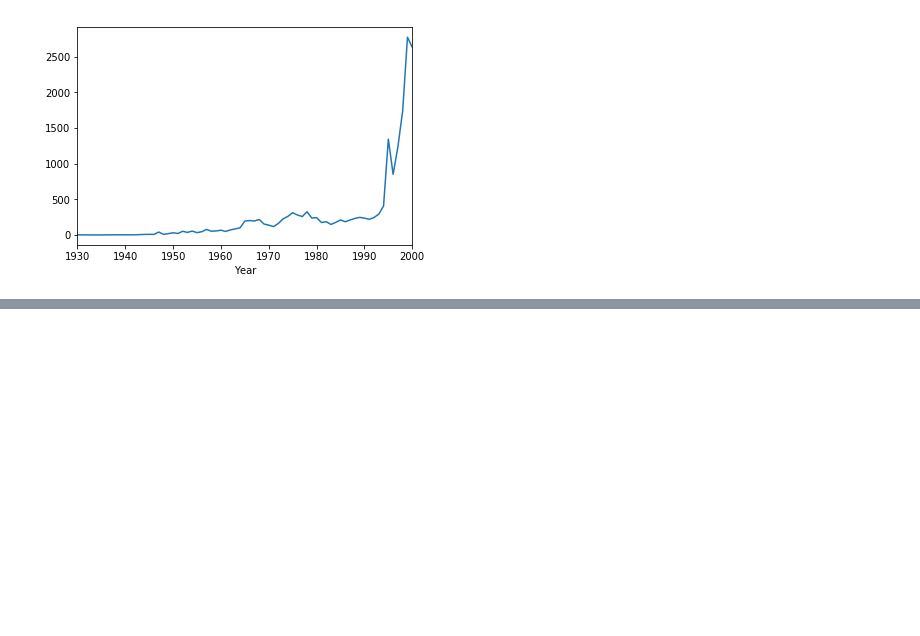
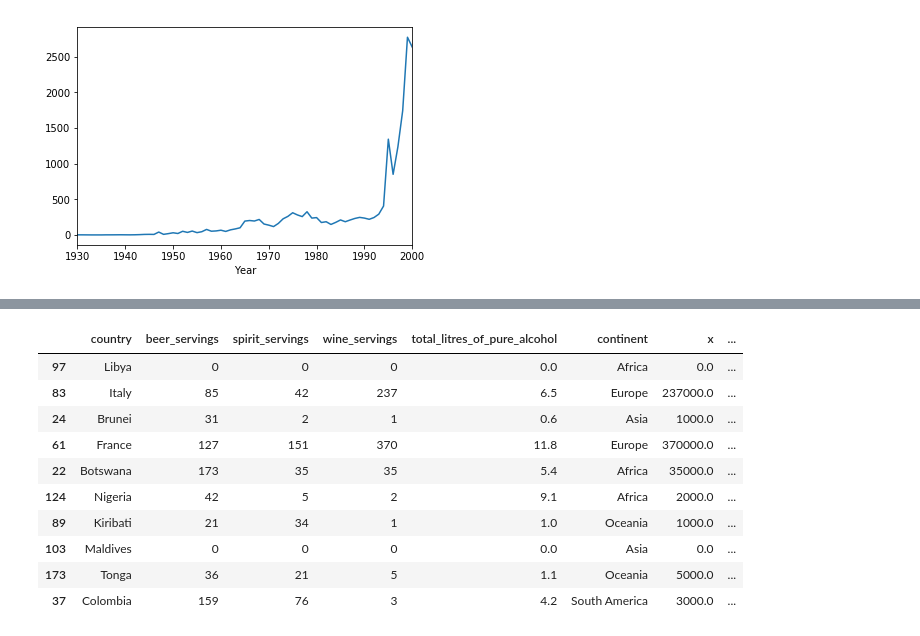
Before and after one commit to causapablo/Data-School, a Jupyter notebook: My practices on the course/Practicas Data School.ipynb, the cells around one changed output, grey strips where cells are left out. Cells and saved outputs as stored; diff of their text form; code cells hidden in the pictures; blank space fills up the shorter version.

```diff
--- a/My practices on the course/Practicas Data School.ipynb
+++ b/My practices on the course/Practicas Data School.ipynb
@@ -1966,0 +2153,14 @@ ufo.groupby('Year')['Year'].count().plot()
+# %%
+drinks.sample(10)
+# %% [output]
+|  | country | beer_servings | spirit_servings | wine_servings | total_litres_of_pure_alcohol | continent | x | ... |
+| 97 | Libya | 0 | 0 | 0 | 0.0 | Africa | 0.0 | ... |
+| 83 | Italy | 85 | 42 | 237 | 6.5 | Europe | 237000.0 | ... |
+| 24 | Brunei | 31 | 2 | 1 | 0.6 | Asia | 1000.0 | ... |
+| 61 | France | 127 | 151 | 370 | 11.8 | Europe | 370000.0 | ... |
+| 22 | Botswana | 173 | 35 | 35 | 5.4 | Africa | 35000.0 | ... |
+| 124 | Nigeria | 42 | 5 | 2 | 9.1 | Africa | 2000.0 | ... |
+| 89 | Kiribati | 21 | 34 | 1 | 1.0 | Oceania | 1000.0 | ... |
+| 103 | Maldives | 0 | 0 | 0 | 0.0 | Asia | 0.0 | ... |
+| 173 | Tonga | 36 | 21 | 5 | 1.1 | Oceania | 5000.0 | ... |
+| 37 | Colombia | 159 | 76 | 3 | 4.2 | South America | 3000.0 | ... |
```
Also changed, not shown: parts of 89 cells of this notebook.
